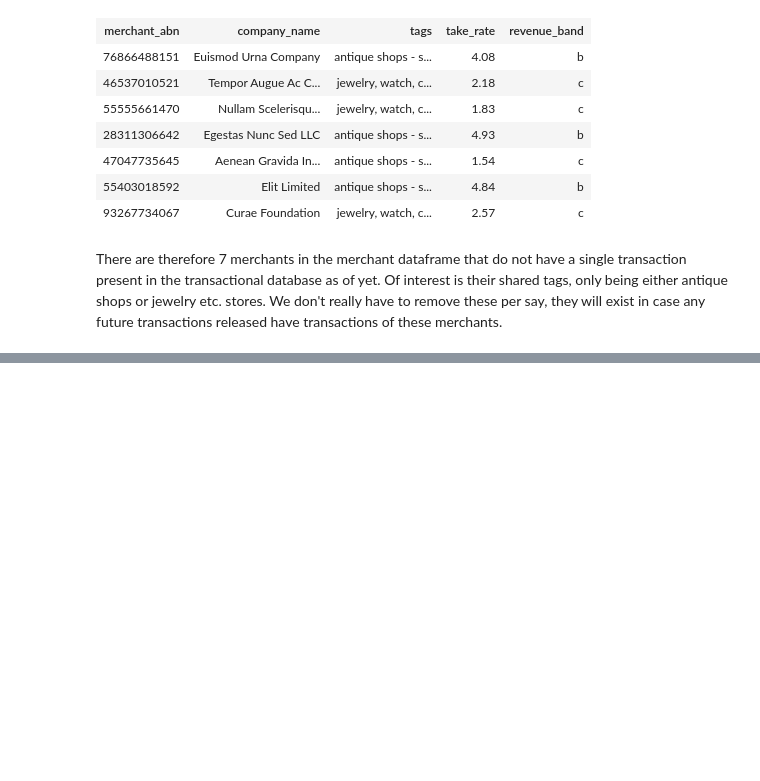
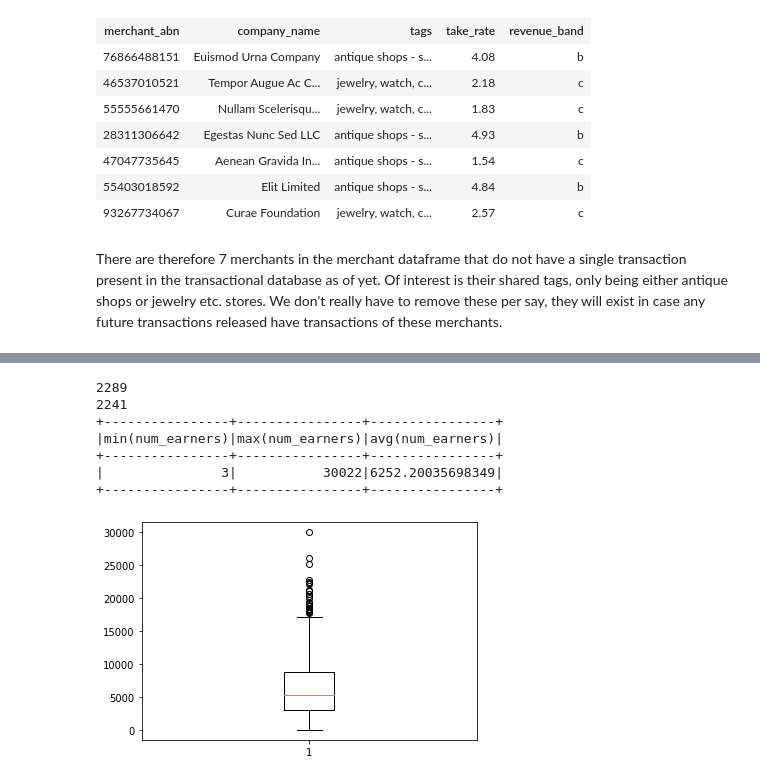
Before and after one commit to MAST30034-Applied-Data-Science/generic-buy-now-pay-later-project-group-35, a Jupyter notebook: notebooks/2 analysis.ipynb, the cells around one changed output, grey strips where cells are left out. Drawn from its saved outputs; the diff is of its cells as text; code cells hidden in the pictures; blank space fills up the shorter version.

```diff
--- a/notebooks/2 analysis.ipynb
+++ b/notebooks/2 analysis.ipynb
@@ -397,0 +478,22 @@ There are therefore 7 merchants in the merchant dataframe that do not have a sin
+# %%
+# Have to save csv file, read it again, and rename it because the delimiters in the original csv
+# dataset are commas for the header and then fullstops for the first column but commas for the rest
+
+from pyspark.sql.functions import *
+
+incomedf.write.mode(saveMode="overwrite").csv("../data/curated/income.csv")
+incomedf = spark.read.csv("../data/curated/income.csv")
+incomedf = incomedf.withColumnRenamed("_c0","sa2_code")
+incomedf = incomedf.withColumnRenamed("_c1","num_earners")
+incomedf = incomedf.withColumnRenamed("_c2","median_age")
+incomedf = incomedf.withColumnRenamed("_c3","median_income")
+incomedf = incomedf.withColumnRenamed("_c4","mean_income")
+
+for field in ('num_earners',"median_age","median_income","mean_income"):
+    incomedf = incomedf.withColumn(
+        field,
+        col(field).cast('int')
+    )
+
+print(incomedf.count())
+incomedf.limit(5)
@@ -397,0 +512,25 @@ There are therefore 7 merchants in the merchant dataframe that do not have a sin
+# %%
+# num_earners
+
+import matplotlib.pyplot as plt
+import pandas as pd
+
+testdf = incomedf.alias("testdf")
+print(testdf.count())
+testdf = testdf.dropna("all",subset="num_earners")
+print(testdf.count())
+
+print(testdf.agg(min("num_earners"), max("num_earners"), mean("num_earners")))
+
+df = testdf.toPandas()
+plt.boxplot(df["num_earners"])
+plt.show()
+# %% [output]
+2289
+2241
++----------------+----------------+----------------+
+|min(num_earners)|max(num_earners)|avg(num_earners)|
++----------------+----------------+----------------+
+|               3|           30022|6252.20035698349|
++----------------+----------------+----------------+
+[figure, added]
```
Also changed, not shown: parts of 71 cells of this notebook, 1 other file.
